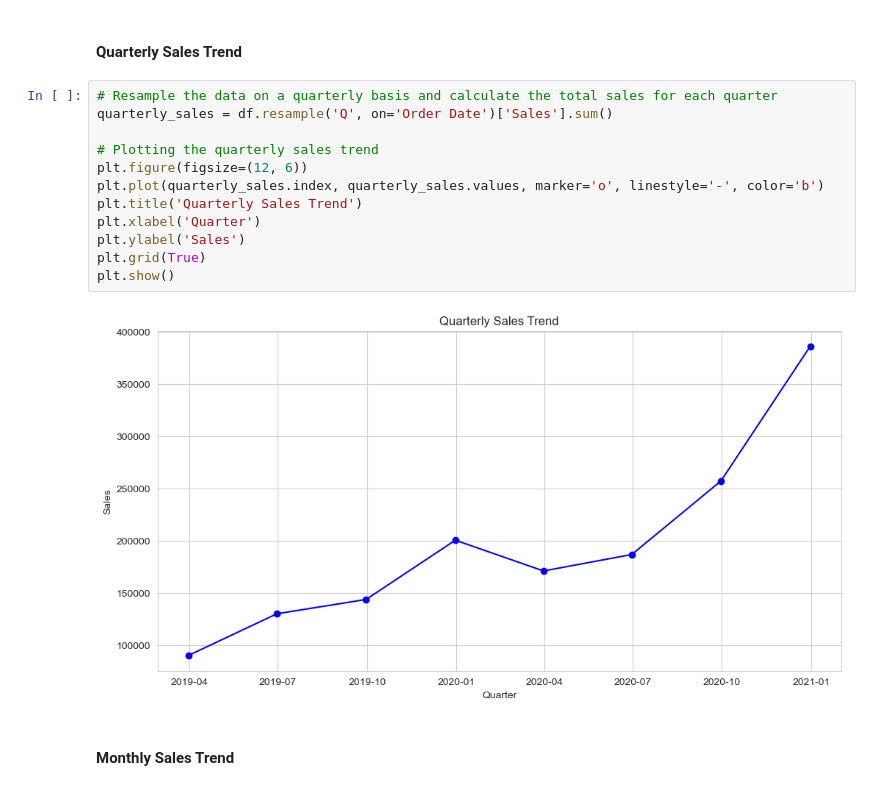
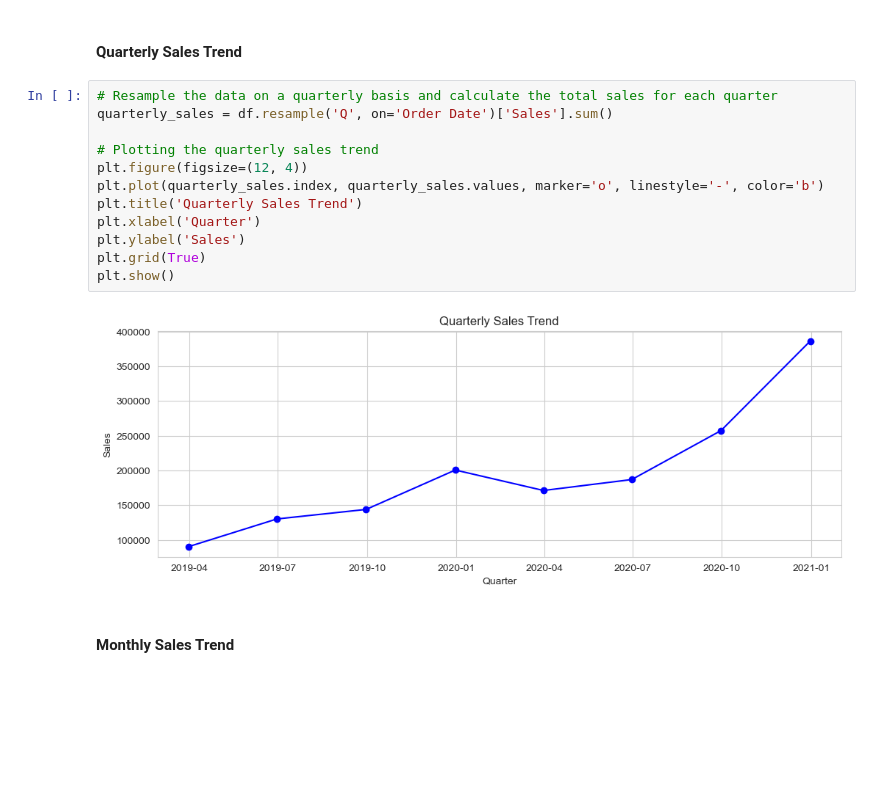
Before and after one commit to Pragya-011/Super-Store-Sales-Analysis, a Jupyter notebook: Python File/Preprocessing_and_EDA.ipynb, the cells around one changed output. Cells and saved outputs as stored; diff of their text form; blank space fills up the shorter version.

```diff
--- a/Python File/Preprocessing_and_EDA.ipynb
+++ b/Python File/Preprocessing_and_EDA.ipynb
@@ -321,17 +321,17 @@ Text(0, 0.5, 'Frequency')
 # %%
 # Resample the data on a quarterly basis and calculate the total sales for each quarter
 quarterly_sales = df.resample('Q', on='Order Date')['Sales'].sum()
 
 # Plotting the quarterly sales trend
-plt.figure(figsize=(12, 6))
+plt.figure(figsize=(12, 4))
 plt.plot(quarterly_sales.index, quarterly_sales.values, marker='o', linestyle='-', color='b')
 plt.title('Quarterly Sales Trend')
 plt.xlabel('Quarter')
 plt.ylabel('Sales')
 plt.grid(True)
 plt.show()
 # %% [output]
-[figure, old version]
+[figure, new version]
 # %% [markdown]
 #### Monthly Sales Trend
 # %%
```
Also changed, not shown: parts of 18 cells of this notebook.
